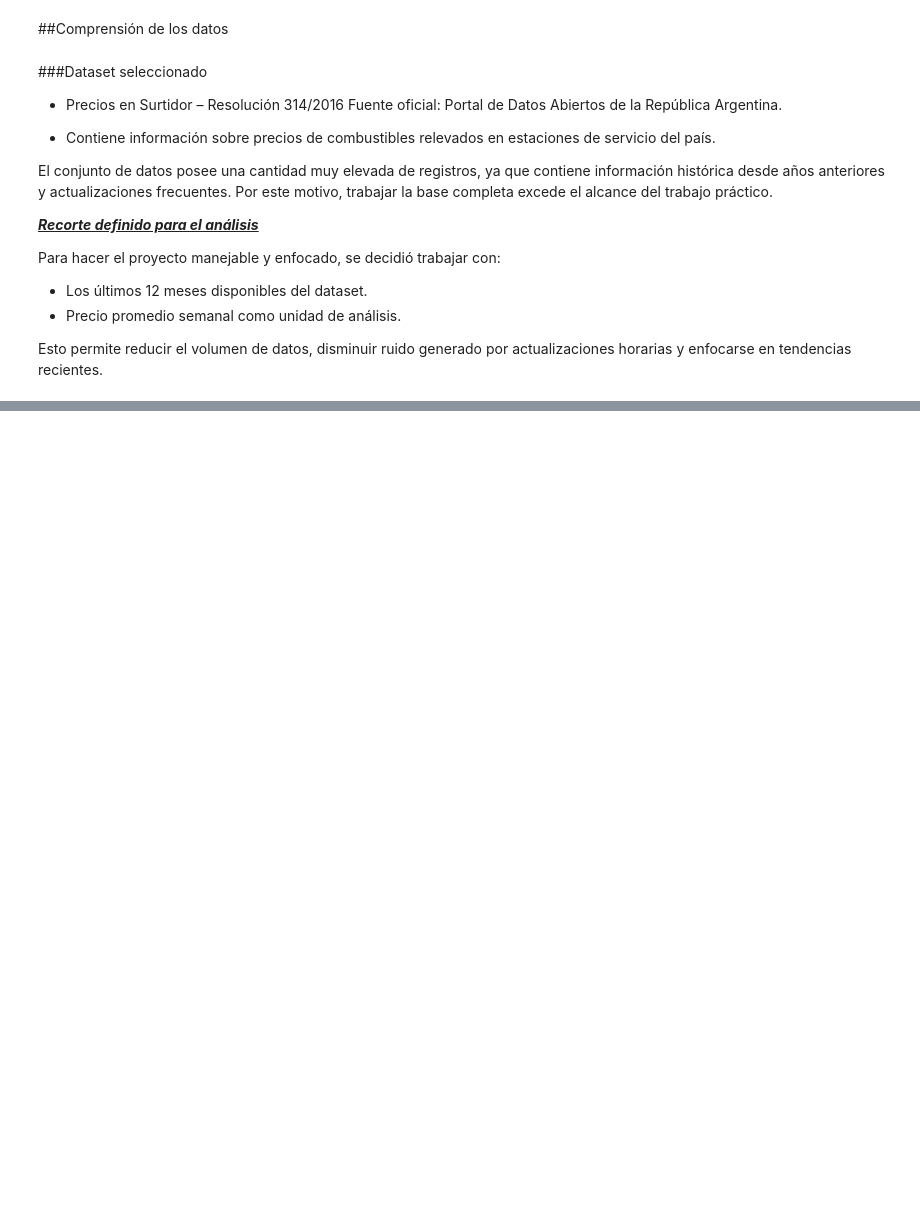
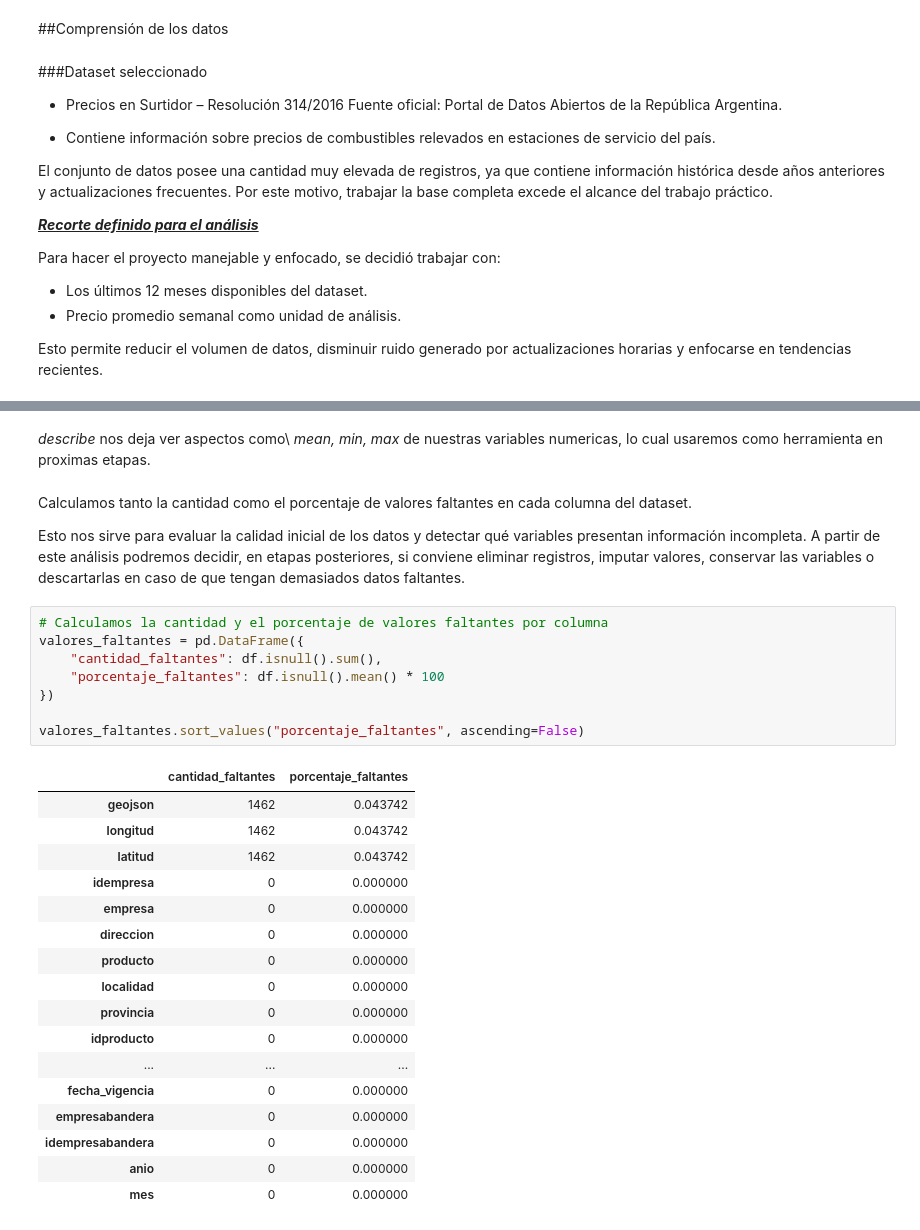
Before and after one commit to matiasdemori/Trabajo-Integrador-Ciencia-de-Datos, a Jupyter notebook: TP_Integrados_Ciencia_de_Datos.ipynb, the cells around one changed output, grey strips where cells are left out. Drawn from its saved outputs; the diff is of its cells as text; blank space fills up the shorter version.

```diff
--- a/TP_Integrados_Ciencia_de_Datos.ipynb
+++ b/TP_Integrados_Ciencia_de_Datos.ipynb
@@ -297,0 +207,32 @@ Permite aplicar correctamente las primeras etapas de la metodología CRISP-DM: c
+# %% [markdown]
+*describe* nos deja ver aspectos como\ *mean, min, max* de nuestras variables numericas, lo cual usaremos como herramienta en proximas etapas.
+# %% [markdown]
+Calculamos tanto la cantidad como el porcentaje de valores faltantes en cada columna del dataset.
+
+Esto nos sirve para evaluar la calidad inicial de los datos y detectar qué variables presentan información incompleta. A partir de este análisis podremos decidir, en etapas posteriores, si conviene eliminar registros, imputar valores, conservar las variables o descartarlas en caso de que tengan demasiados datos faltantes.
+# %%
+# Calculamos la cantidad y el porcentaje de valores faltantes por columna
+valores_faltantes = pd.DataFrame({
+    "cantidad_faltantes": df.isnull().sum(),
+    "porcentaje_faltantes": df.isnull().mean() * 100
+})
+
+valores_faltantes.sort_values("porcentaje_faltantes", ascending=False)
+# %% [output]
+|  | cantidad_faltantes | porcentaje_faltantes |
+| geojson | 1462 | 0.043742 |
+| longitud | 1462 | 0.043742 |
+| latitud | 1462 | 0.043742 |
+| idempresa | 0 | 0.000000 |
+| empresa | 0 | 0.000000 |
+| direccion | 0 | 0.000000 |
+| producto | 0 | 0.000000 |
+| localidad | 0 | 0.000000 |
+| provincia | 0 | 0.000000 |
+| idproducto | 0 | 0.000000 |
+| ... | ... | ... |
+| fecha_vigencia | 0 | 0.000000 |
+| empresabandera | 0 | 0.000000 |
+| idempresabandera | 0 | 0.000000 |
+| anio | 0 | 0.000000 |
+| mes | 0 | 0.000000 |
```
Also changed, not shown: parts of 79 cells of this notebook.
